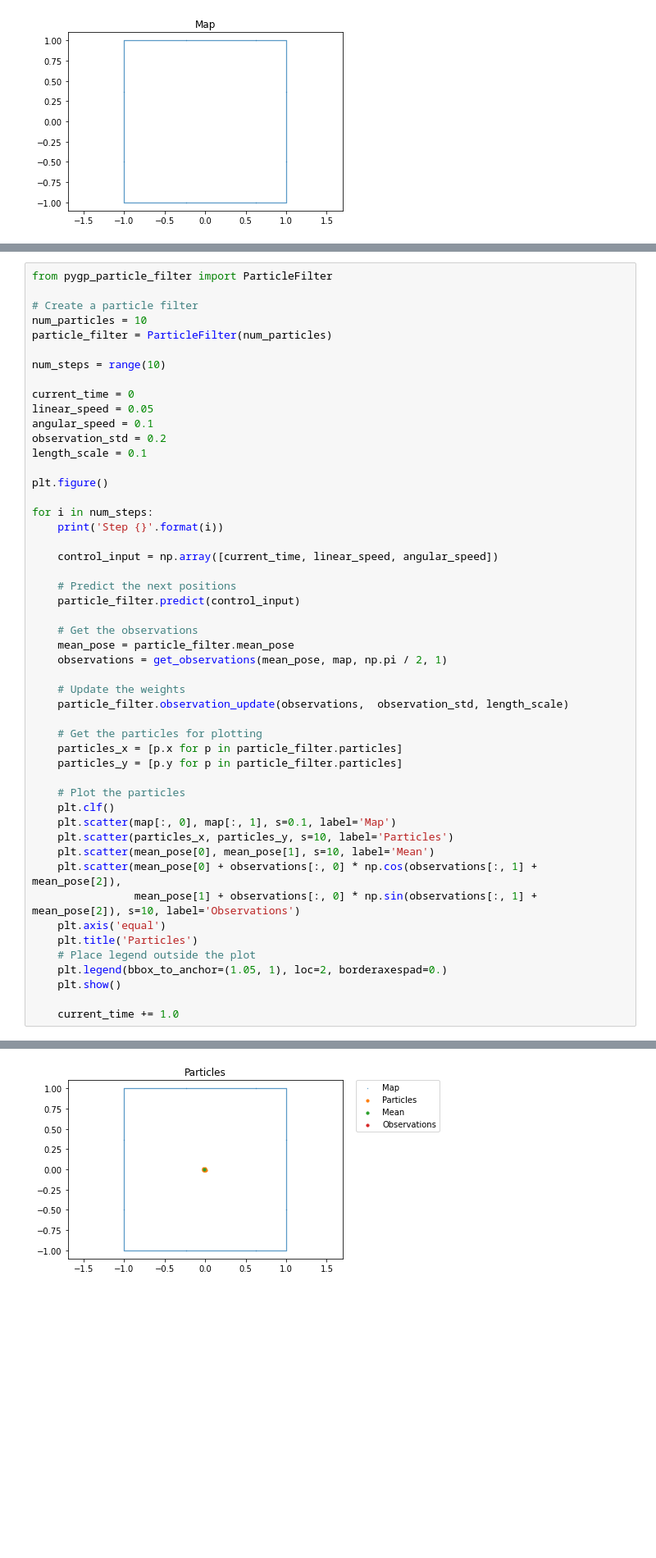
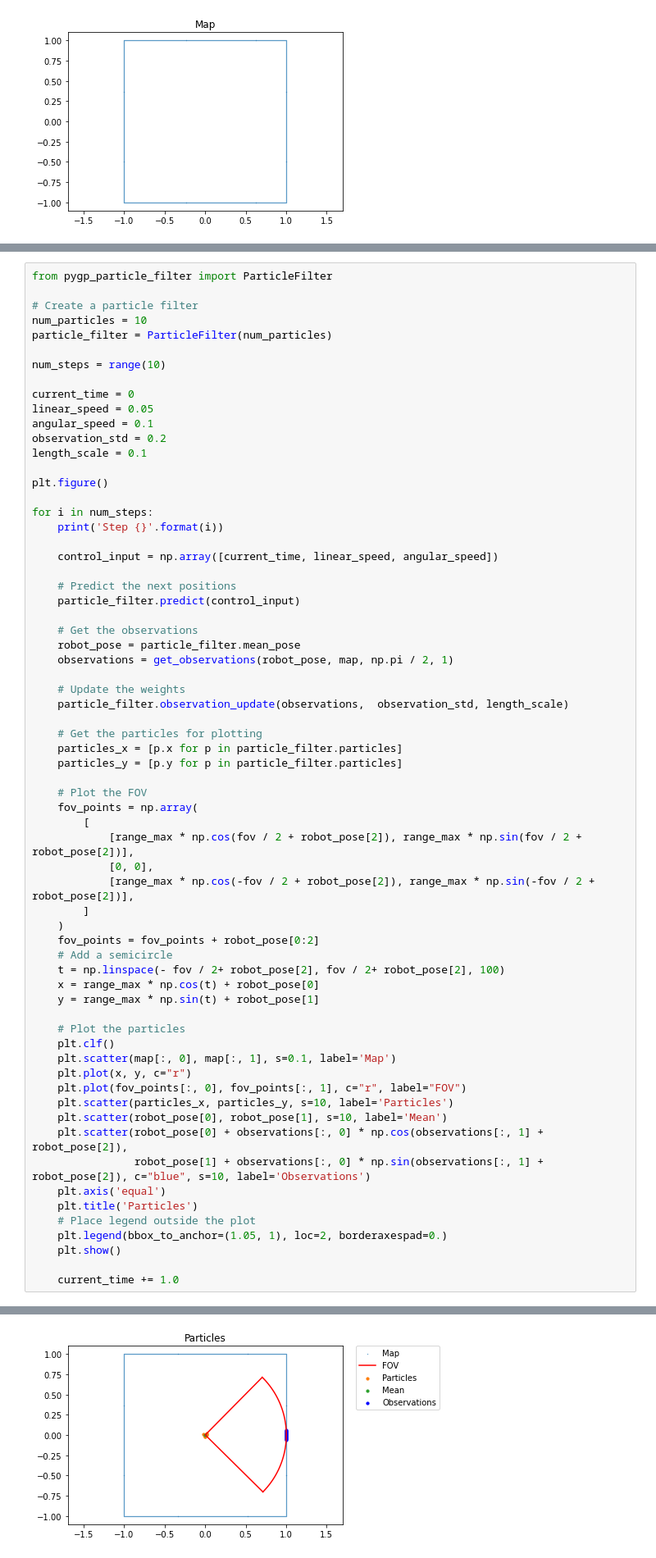
Before and after one commit to miquelmassot/pygp_particle_filter, a Jupyter notebook: example/example_pf.ipynb, the cells around one changed output, grey strips where cells are left out. Shown: that part at 82% size. Cells and saved outputs as stored; diff of their text form; blank space fills up the shorter version.

```diff
--- a/example/example_pf.ipynb
+++ b/example/example_pf.ipynb
@@ -101,8 +122,8 @@ for i in num_steps:
     particle_filter.predict(control_input)
 
     # Get the observations
-    mean_pose = particle_filter.mean_pose
-    observations = get_observations(mean_pose, map, np.pi / 2, 1)
+    robot_pose = particle_filter.mean_pose
+    observations = get_observations(robot_pose, map, np.pi / 2, 1)
 
     # Update the weights
     particle_filter.observation_update(observations,  observation_std, length_scale)
@@ -111,13 +132,29 @@ for i in num_steps:
     particles_x = [p.x for p in particle_filter.particles]
     particles_y = [p.y for p in particle_filter.particles]
 
+    # Plot the FOV
+    fov_points = np.array(
+        [
+            [range_max * np.cos(fov / 2 + robot_pose[2]), range_max * np.sin(fov / 2 + robot_pose[2])],
+            [0, 0],
+            [range_max * np.cos(-fov / 2 + robot_pose[2]), range_max * np.sin(-fov / 2 + robot_pose[2])],
+        ]
+    )
+    fov_points = fov_points + robot_pose[0:2]
+    # Add a semicircle
+    t = np.linspace(- fov / 2+ robot_pose[2], fov / 2+ robot_pose[2], 100)
+    x = range_max * np.cos(t) + robot_pose[0]
+    y = range_max * np.sin(t) + robot_pose[1]
+
     # Plot the particles
     plt.clf()
     plt.scatter(map[:, 0], map[:, 1], s=0.1, label='Map')
+    plt.plot(x, y, c="r")
+    plt.plot(fov_points[:, 0], fov_points[:, 1], c="r", label="FOV")
     plt.scatter(particles_x, particles_y, s=10, label='Particles')
-    plt.scatter(mean_pose[0], mean_pose[1], s=10, label='Mean')
-    plt.scatter(mean_pose[0] + observations[:, 0] * np.cos(observations[:, 1] + mean_pose[2]),
-                mean_pose[1] + observations[:, 0] * np.sin(observations[:, 1] + mean_pose[2]), s=10, label='Observations')
+    plt.scatter(robot_pose[0], robot_pose[1], s=10, label='Mean')
+    plt.scatter(robot_pose[0] + observations[:, 0] * np.cos(observations[:, 1] + robot_pose[2]),
+                robot_pose[1] + observations[:, 0] * np.sin(observations[:, 1] + robot_pose[2]), c="blue", s=10, label='Observations')
     plt.axis('equal')
     plt.title('Particles')
     # Place legend outside the plot
@@ -131,2 +167,2 @@ Step 0
-[figure, old version]
+[figure, new version]
 Step 1
```
Also changed, not shown: parts of 2 cells of this notebook.
